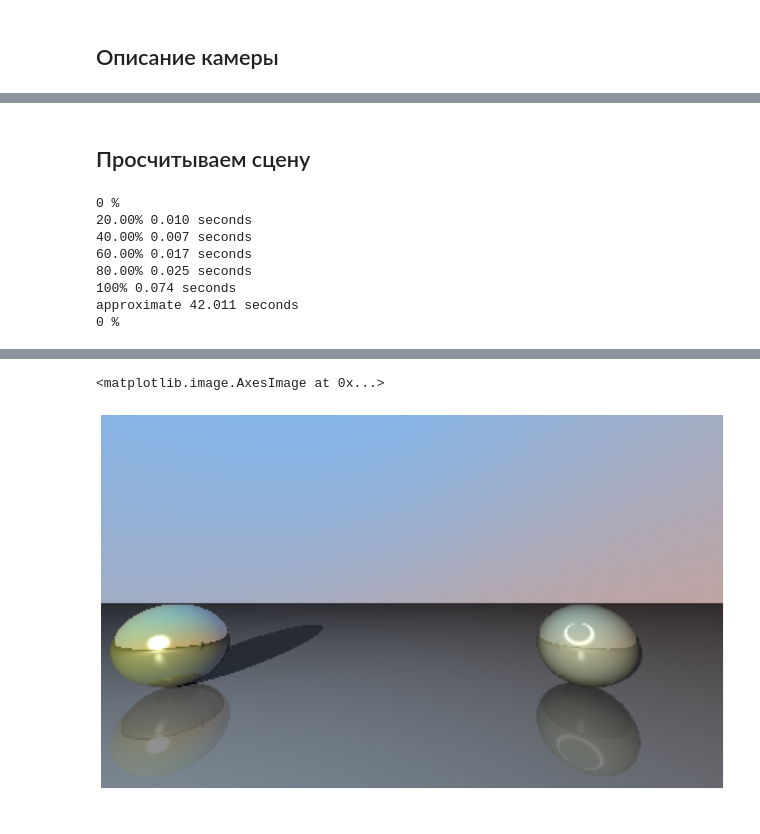
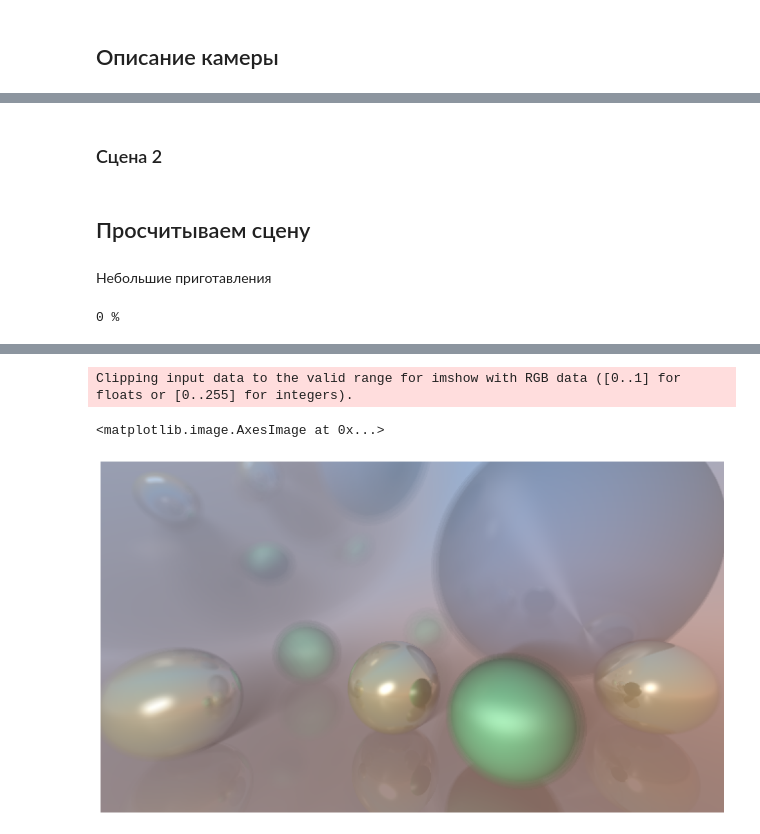
Before and after one commit to zolotarevd/Ray-tracing, a Jupyter notebook: RayTracing.ipynb, the cells around one changed output, grey strips where cells are left out. Cells and saved outputs as stored; diff of their text form; code cells hidden in the pictures.

```diff
--- a/RayTracing.ipynb
+++ b/RayTracing.ipynb
@@ -172,17 +138,12 @@ def create_anisotropic_function(sigma_x, sigma_y, eta, Up_direction = RGB(0,1,0,
 ## Описание объектов сцены
 # %%
 class render_object:
-    def __init__(self, *args, **kwargs):
-        if 'normal' in kwargs.keys():
-            self.get_normal = kwargs['normal']
-        if 'color' in kwargs.keys():
-            self.get_color = kwargs['color']
-        if 'specular' in kwargs.keys():
-            self.get_specular = kwargs['specular']
-        if 'diffuse' in kwargs.keys():
-            self.get_diffuse = kwargs['diffuse']
-        if 'mirror' in kwargs.keys():
-            self.get_mirror = kwargs['mirror']
+    def __init__(self, normals, material):
+        self.get_normal = normals
+        self.get_color = material.color
+        self.get_specular = material.specular
+        self.get_diffuse = material.diffuse
+        self.get_mirror = material.mirror
         return None
 
 class scene:
@@ -500,0 +538,2 @@ my_camera.insert_matrix(camera_screen)
+# %% [markdown]
+### Сцена 2
@@ -501,6 +589,9 @@ my_camera.insert_matrix(camera_screen)
 # %% [markdown]
 ## Просчитываем сцену
+# %% [markdown]
+Небольшие приготавления
 # %%
+from google.colab import drive
 # оцениваем время расчётов
 def approximate_time(camera, scene, camera_screen, depth):
     tg = camera_screen.w/camera_screen.h
@@ -512,20 +603,31 @@ def approximate_time(camera, scene, camera_screen, depth):
     camera.insert_matrix(camera_screen)
     apr_time = (end_t - start_t)*(camera_screen.w/little_matrix.w)*(camera_screen.h/little_matrix.h)
     print("approximate %.3f seconds" % apr_time)
+
+# Выбираем подходящее разрешение
+camera_screen = empty();
+#camera_screen.w = 1920; camera_screen.h = 1080
+#camera_screen.w = 1440; camera_screen.h = 810
+#camera_screen.w = 960; camera_screen.h = 540
+camera_screen.w = 640; camera_screen.h = 360
+#camera_screen.w = 400; camera_screen.h = 240
+#camera_screen.w = 300; camera_screen.h = 180
+#camera_screen.w = 200; camera_screen.h = 120
+#camera_screen.w = 150; camera_screen.h = 90
+#camera_screen.w = 100; camera_screen.h = 60
+#camera_screen.w = 90; camera_screen.h = 53
+#camera_screen.w = 60; camera_screen.h = 35
 # %%
-approximate_time(my_camera, my_scene, camera_screen, depth = 16)
-img = render_image(my_camera, my_scene, camera_screen, depth = 16)
+camera_1.insert_matrix(camera_screen)
+approximate_time(camera_1, scene_1, camera_screen, depth = 16)
+drive.mount('/content/drive')
+img_1 = render_image(camera_1, scene_1, camera_screen, status = 2, depth = 16)
 
-#plt.imsave('tmp.png', img)4
+plt.imsave('/content/drive/My Drive/Colab Notebooks/image_1.png', np.minimum(img_1,1))
+drive.flush_and_unmount()
+
 plt.figure(figsize=(20,10))
 plt.axis(False)
-plt.imshow(img)
+plt.imshow(img_1)
 # %% [output]
 0 %
-20.00% 0.010 seconds
-40.00% 0.007 seconds
-60.00% 0.017 seconds
-80.00% 0.025 seconds
-100% 0.074 seconds
-approximate 42.011 seconds
-0 %
@@ -552,2 +651,3 @@ approximate 42.011 seconds
-<matplotlib.image.AxesImage at 0x...>
+Clipping input data to the valid range for imshow with RGB data ([0..1] for floats or [0..255] for integers).
+<matplotlib.image.AxesImage at 0x...>
-[figure, old version]
+[figure, new version]
```
Also changed, not shown: parts of 30 cells of this notebook.
